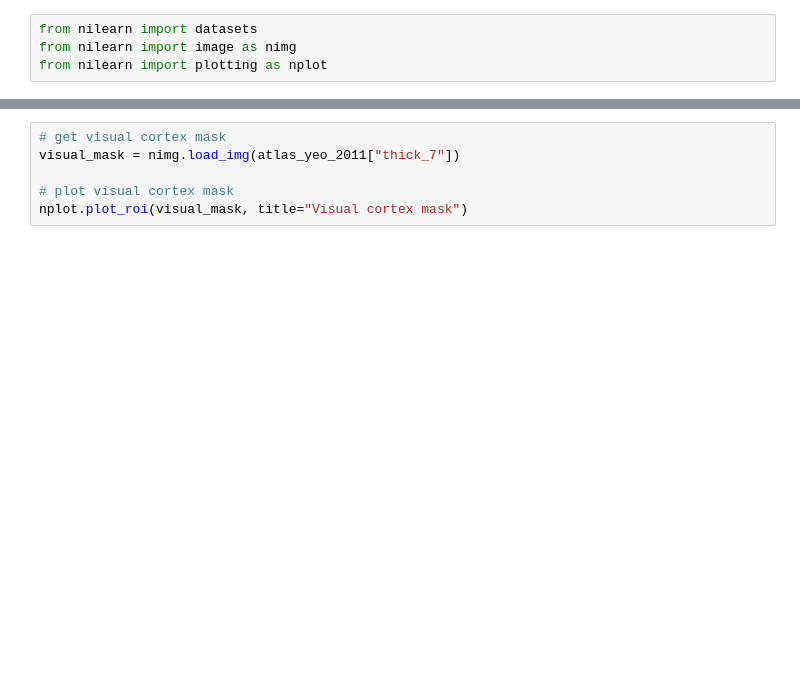
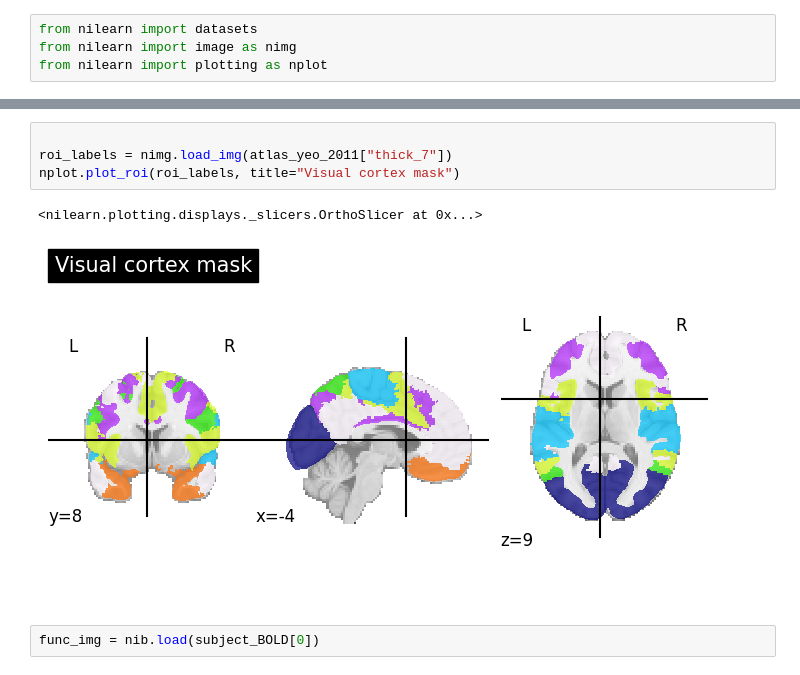
Before and after one commit to laurabpaulsen/fMRI_analysis, a Jupyter notebook: sanity_checks.ipynb, the cells around one changed output, grey strips where cells are left out. Cells and saved outputs as stored; diff of their text form; blank space fills up the shorter version.

Commit message:
get visual area

```diff
--- a/sanity_checks.ipynb
+++ b/sanity_checks.ipynb
@@ -36,6 +42,9 @@ atlas_yeo_2011 = datasets.fetch_atlas_yeo_2011(atlas_path)
 # %%
-# get visual cortex mask
-visual_mask = nimg.load_img(atlas_yeo_2011["thick_7"])
 
-# plot visual cortex mask
-nplot.plot_roi(visual_mask, title="Visual cortex mask")
+roi_labels = nimg.load_img(atlas_yeo_2011["thick_7"])
+nplot.plot_roi(roi_labels, title="Visual cortex mask")
+# %% [output]
+<nilearn.plotting.displays._slicers.OrthoSlicer at 0x...>
+[figure, added]
+# %%
+func_img = nib.load(subject_BOLD[0])
```
Also changed, not shown: parts of 4 cells of this notebook.
